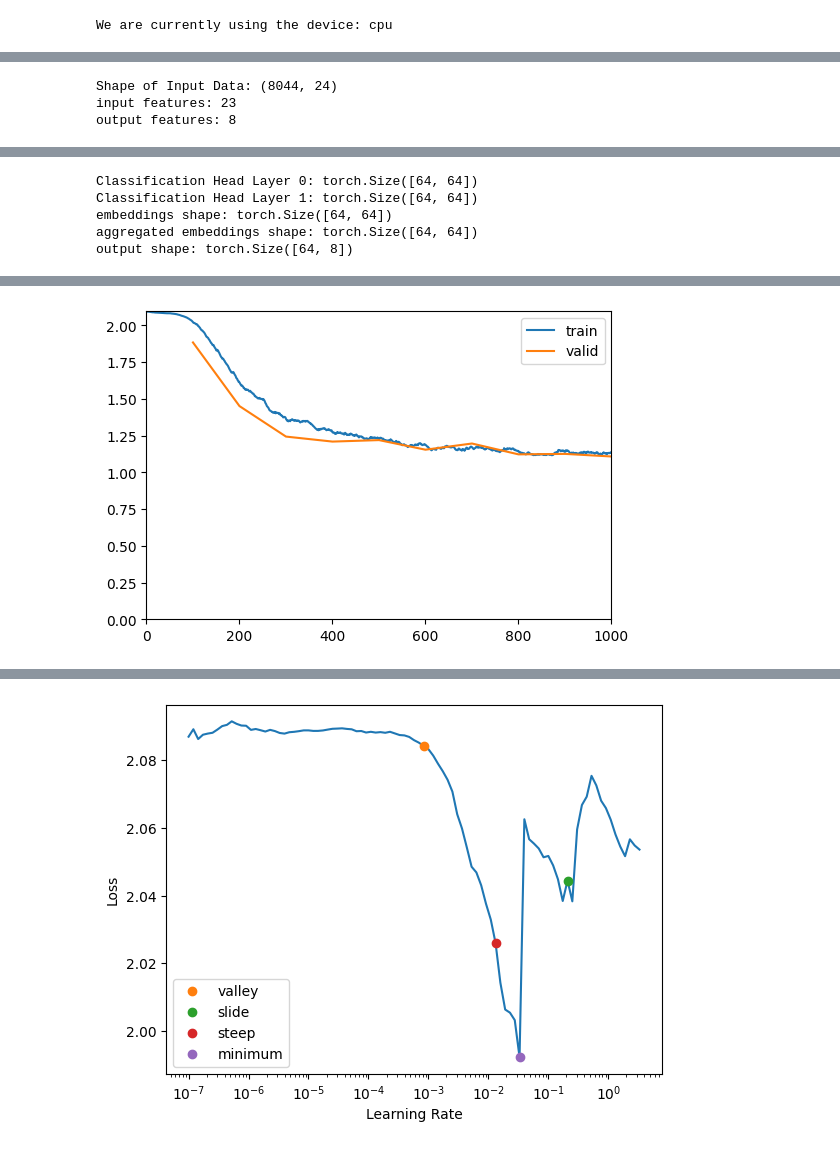
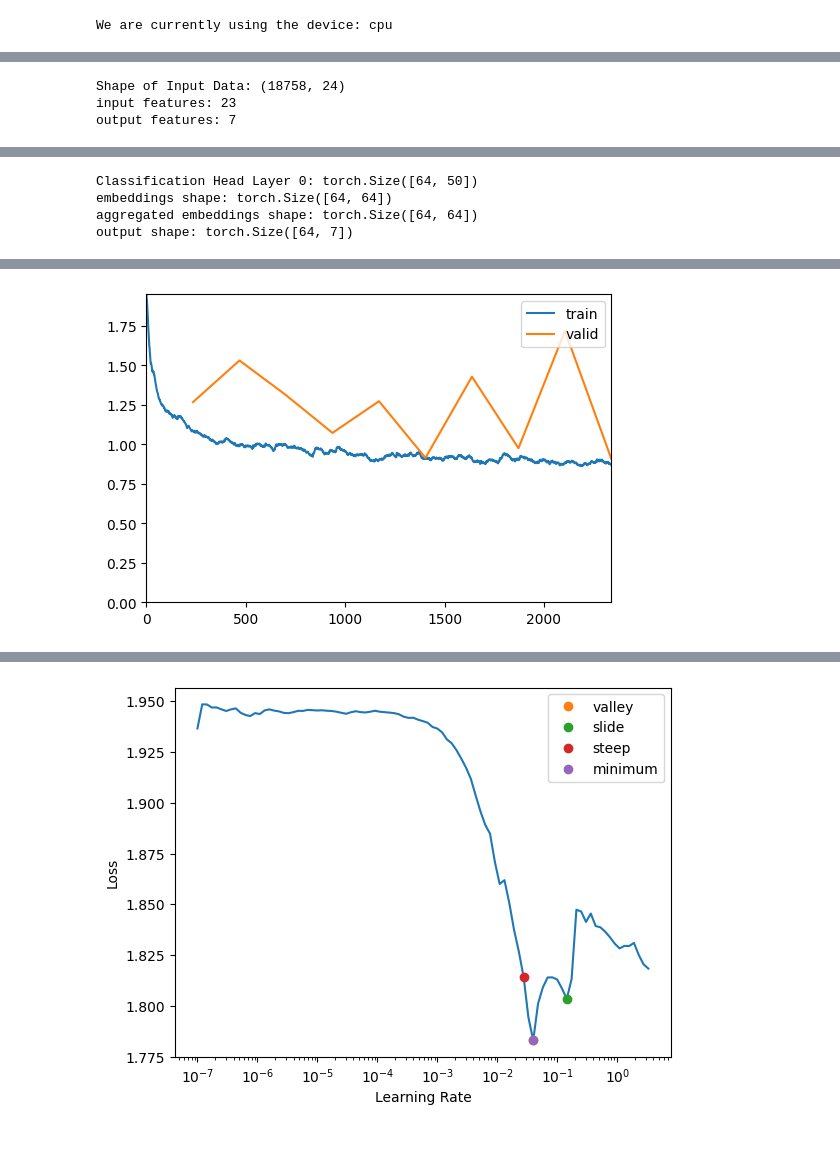
Before and after one commit to Colorado-Mesa-University-Cybersecurity/TrafficFlowForecasting, a Jupyter notebook: warins_experiments/main/early_tabular_transformer_prototype.ipynb, the cells around one changed output, grey strips where cells are left out. Cells and saved outputs as stored; diff of their text form; code cells hidden in the pictures.

```diff
--- a/warins_experiments/main/early_tabular_transformer_prototype.ipynb
+++ b/warins_experiments/main/early_tabular_transformer_prototype.ipynb
@@ -86,9 +86,9 @@ print(f'We are currently using the device: {device}')
 # %% [output]
 We are currently using the device: cpu
 # %%
-data_path_1: str = r'C:\Users\smbm2\projects\TrafficFlowForecasting\warins_experiments\data\CSV\Scenario-B'
+data_path_1: str = r'C:\Users\smbm2\projects\TrafficFlowForecasting\warins_experiments\data\Scenario B'
 data_sets_1: list = [
-    'TimeBasedFeatures-10s-Layer2.csv'
+    'TimeBasedFeatures-Dataset-15s-AllinOne.csv'
 ]
 
 file_path_1: callable = get_file_path(data_path_1)
@@ -139,6 +139,6 @@ Index(['Source IP', ' Source Port', ' Destination IP', ' Destination Port',
       dtype='object')
 # %%
-#renaming the application type and traffic type
-df.rename(columns={'label': 'Traffic Type'}, inplace=True)
+#renaming class1 to traffic type
+df.rename(columns={'class1': 'Traffic Type'}, inplace=True)
 df.columns
 # %% [output]
@@ -869,54 +916,54 @@ Learnable Parameters:                   151798
 # %%
-
-results_flow_transformer_3 = run_torch_nn_experiment(
+#Still bare. fit_choice = 'fit', lr_choice = minimum
+results_flow_transformer_1 = run_torch_nn_experiment(
     df,
     dataset_1['File'],
-    target_label='Traffic Type',
-    model=FlowTransformer,
-    # categorical=None, #would be nice if I could put None here instead of using the wrong default
-    config={
+    'Traffic Type',
+    FlowTransformer,
+    fit_choice='fit',
+    lr_choice='minimum',
+    config = {
         'feature_groups': feature_groups,
         'activation': nn.ReLU(),
         'verbose': True,
         'embeddings': {
             'embedding_size': 64,
-            'use_rff': True,
+            'use_rff': False,
             'rff_dim': 64,
             'rff_std': 2.5,
-            'learnable_rff_std': True,
+            'learnable_rff_std': False,
         },
         'encoder':{
-            'layers': 2,
-            'heads': 4,
-            'forward_expansion': 2,
+            'layers': 1,
+            'heads': 1,
+            'forward_expansion': 1,
             'pre_norm': False,
-            'dropout': 0.5,
+            'dropout': 0.0,
         },
         'aggregation': {
             'type': 'LSTM',
             'layers': 1,
         },
         'classification_head': {
-            'layers': 2,
-            'hidden_size': 64,
+            'layers': 1,
+            'hidden_size': 50,
             'batch_norm': False,
             'activation': nn.ReLU(),
         }
-    },
+    }
 )
 
 
-model = results_flow_transformer_3.model.model.model
+model = results_flow_transformer_1.model.model.model
 
 print(f"Learnable Parameters: \t\t\t{sum(p.numel() for p in model.parameters() if p.requires_grad)}")
 # %% [output]
-Shape of Input Data: (8044, 24)
+Shape of Input Data: (18758, 24)
 input features: 23
-output features: 8
+output features: 7
 [interactive output not drawn]
-Classification Head Layer 0: torch.Size([64, 64])
-Classification Head Layer 1: torch.Size([64, 64])
+Classification Head Layer 0: torch.Size([64, 50])
 embeddings shape: torch.Size([64, 64])
 aggregated embeddings shape: torch.Size([64, 64])
-output shape: torch.Size([64, 8])
+output shape: torch.Size([64, 7])
 | epoch | train_loss | valid_loss | accuracy | balanced_accuracy_score | roc_auc_score | matthews_corrcoef | f1_score | ... |
@@ -933 +980 @@ output shape: torch.Size([64, 8])
-[figure, old version]
+[figure, new version]
@@ -939 +982 @@ Learnable Parameters:                   151821
-[figure, old version]
+[figure, new version]
```
Also changed, not shown: parts of 22 cells of this notebook.
